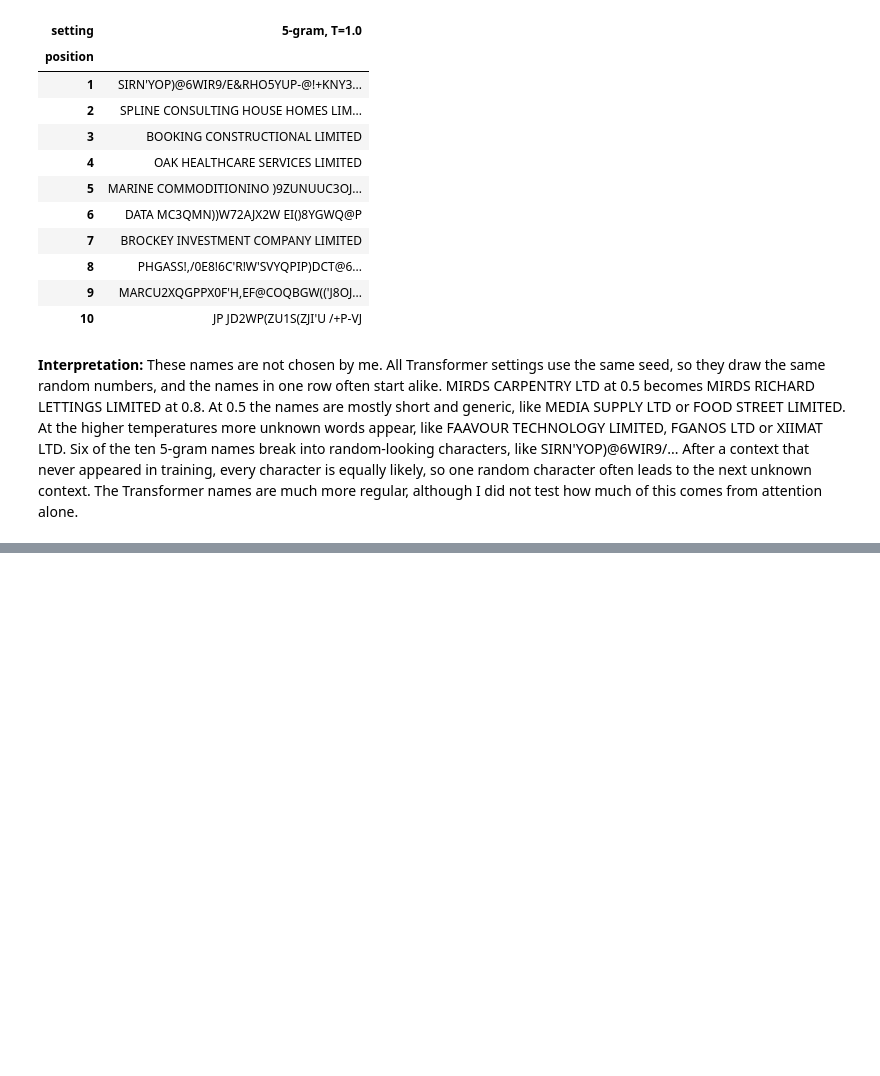
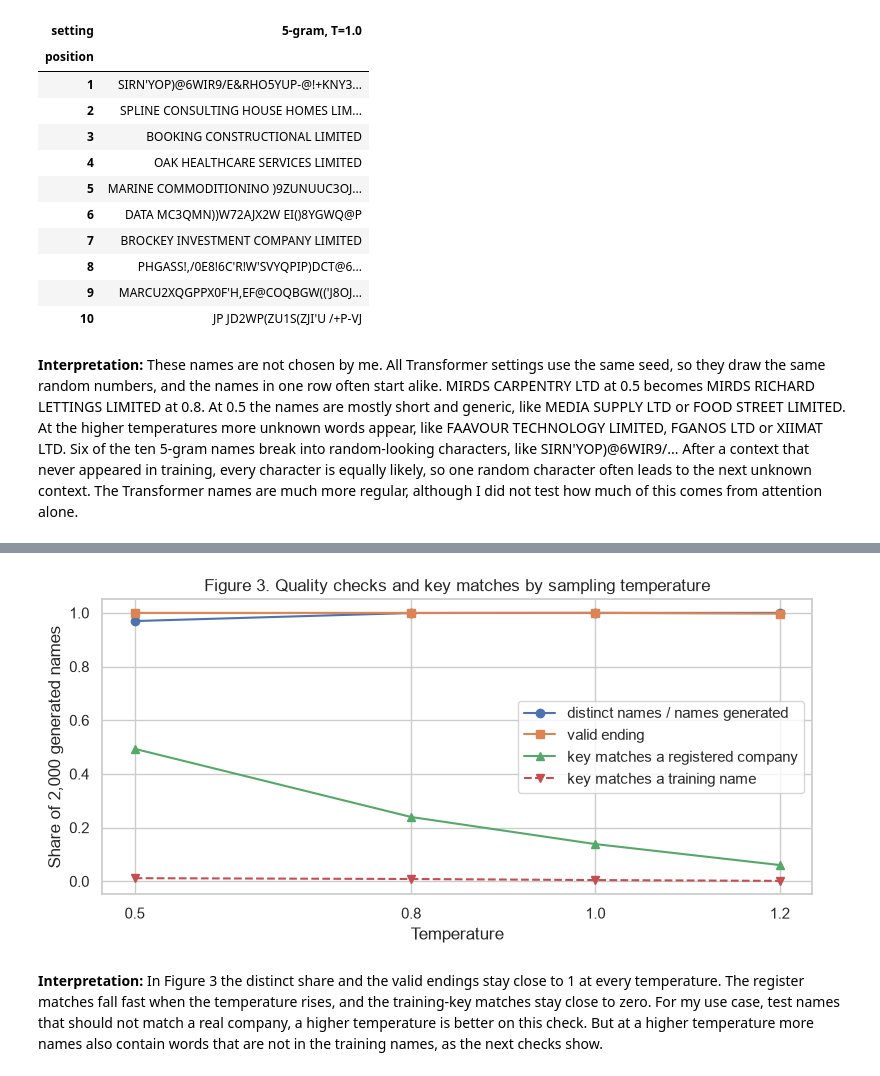
Before and after one commit to mauroreverberi/generative_ai_applications, a Jupyter notebook: generative_model.ipynb, the cells around one changed output, grey strips where cells are left out. Saved outputs shown, nothing was run; the diff lists cells and outputs as text; code cells hidden in the pictures; blank space fills up the shorter version.

```diff
--- a/generative_model.ipynb
+++ b/generative_model.ipynb
@@ -624,0 +654,5 @@ display(table[[f"{ngram.order}-gram, T=1.0"]])
+# %%
+generated = add_checks(generated)
+# the real test names get the same checks, they show what to expect from names the model never saw
+real_test = pd.DataFrame({"setting": "real test names", "name": test_names, "finished": True})
+real_test = add_checks(real_test)
@@ -624,0 +687,23 @@ display(table[[f"{ngram.order}-gram, T=1.0"]])
+# %%
+transformer = generated[generated["model"] == "Transformer"]
+checks = ["valid_ending", "training_key_match", "register_key_match"]
+shares = transformer.groupby("temperature")[checks].mean()
+distinct = transformer.groupby("temperature")["duplicate"].mean().rsub(1)
+fig, ax = plt.subplots(figsize=(8, 4))
+ax.plot(shares.index, distinct, marker="o", label="distinct names / names generated")
+ax.plot(shares.index, shares["valid_ending"], marker="s", label="valid ending")
+ax.plot(shares.index, shares["register_key_match"], marker="^",
+        label="key matches a registered company")
+ax.plot(shares.index, shares["training_key_match"], marker="v", linestyle="--",
+        label="key matches a training name")
+ax.set_title("Figure 3. Quality checks and key matches by sampling temperature")
+ax.set_xlabel("Temperature")
+ax.set_ylabel(f"Share of {NAMES_PER_TEMPERATURE:,} generated names")
+ax.set_xticks(TEMPERATURES)
+ax.legend()
+plt.tight_layout()
+plt.show()
+# %% [output]
+[figure, added]
+# %% [markdown]
+**Interpretation:** In Figure 3 the distinct share and the valid endings stay close to 1 at every temperature. The register matches fall fast when the temperature rises, and the training-key matches stay close to zero. For my use case, test names that should not match a real company, a higher temperature is better on this check. But at a higher temperature more names also contain words that are not in the training names, as the next checks show.
```
Also changed, not shown: parts of 26 cells of this notebook.
